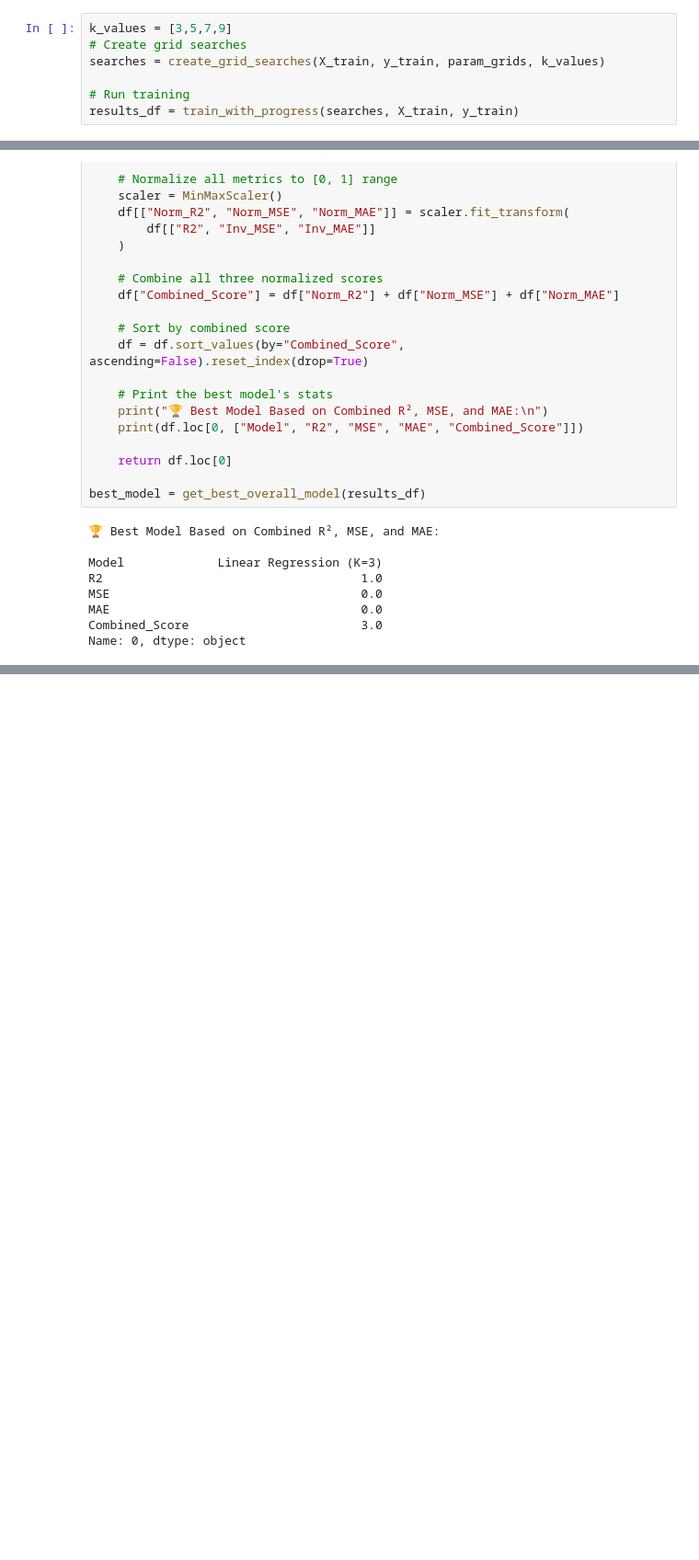
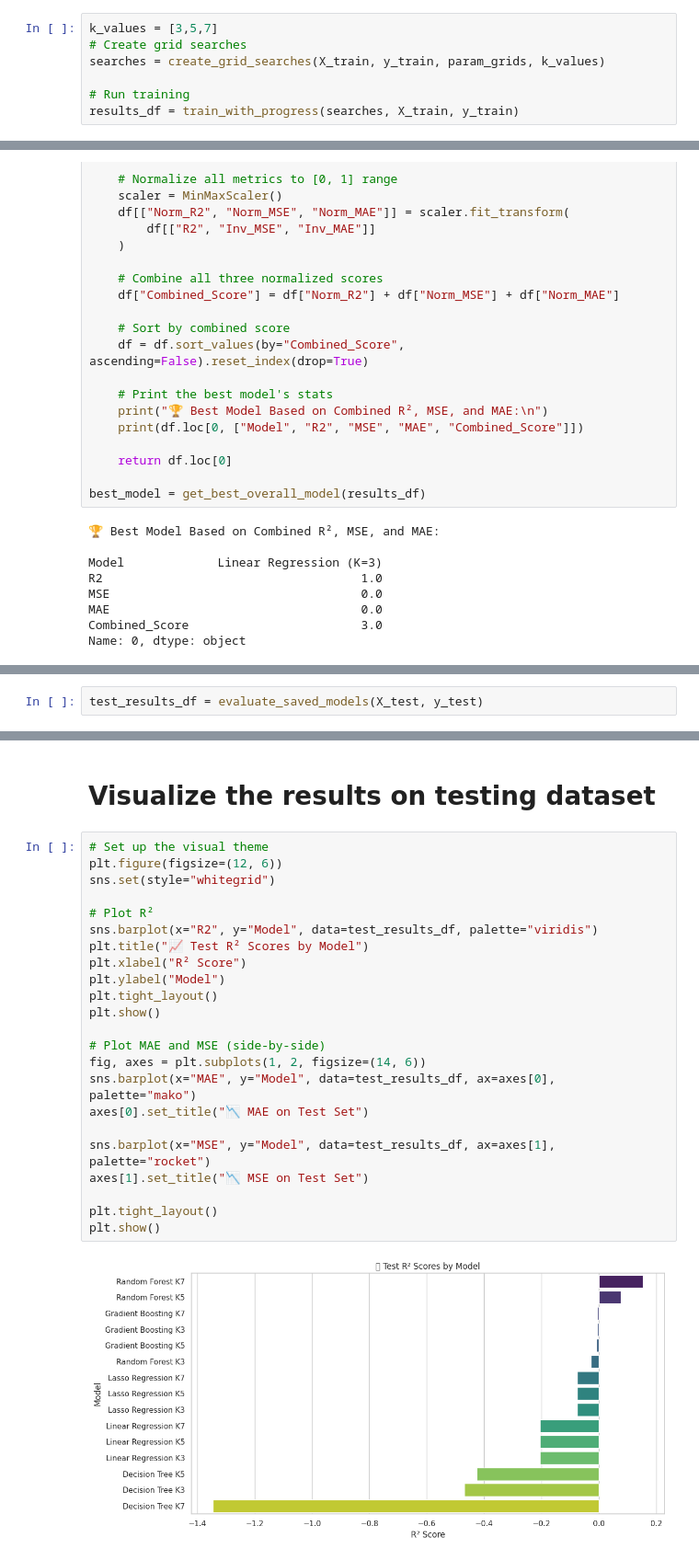
Before and after one commit to derex-cmd/ccdm, a Jupyter notebook: Structured_Code.ipynb, the cells around one changed output, grey strips where cells are left out. Shown: that part at 92% size. Drawn from its saved outputs; the diff is of its cells as text; blank space fills up the shorter version.

Commit message:
HalvingGridSearchCV on testing data

```diff
--- a/Structured_Code.ipynb
+++ b/Structured_Code.ipynb
@@ -314,5 +375,5 @@ def train_with_progress(searches, X, y):
 # %%
-k_values = [3,5,7,9]
+k_values = [3,5,7]
 # Create grid searches
 searches = create_grid_searches(X_train, y_train, param_grids, k_values)
 
@@ -626,0 +733,2 @@ plt.show()
+# %%
+test_results_df = evaluate_saved_models(X_test, y_test)
@@ -626,0 +793,27 @@ plt.show()
+# %% [markdown]
+# Visualize the results on testing dataset
+# %%
+# Set up the visual theme
+plt.figure(figsize=(12, 6))
+sns.set(style="whitegrid")
+
+# Plot R²
+sns.barplot(x="R2", y="Model", data=test_results_df, palette="viridis")
+plt.title("📈 Test R² Scores by Model")
+plt.xlabel("R² Score")
+plt.ylabel("Model")
+plt.tight_layout()
+plt.show()
+
+# Plot MAE and MSE (side-by-side)
+fig, axes = plt.subplots(1, 2, figsize=(14, 6))
+sns.barplot(x="MAE", y="Model", data=test_results_df, ax=axes[0], palette="mako")
+axes[0].set_title("📉 MAE on Test Set")
+
+sns.barplot(x="MSE", y="Model", data=test_results_df, ax=axes[1], palette="rocket")
+axes[1].set_title("📉 MSE on Test Set")
+
+plt.tight_layout()
+plt.show()
+# %% [output]
+[figure, added]
```
Also changed, not shown: parts of 14 cells of this notebook.
